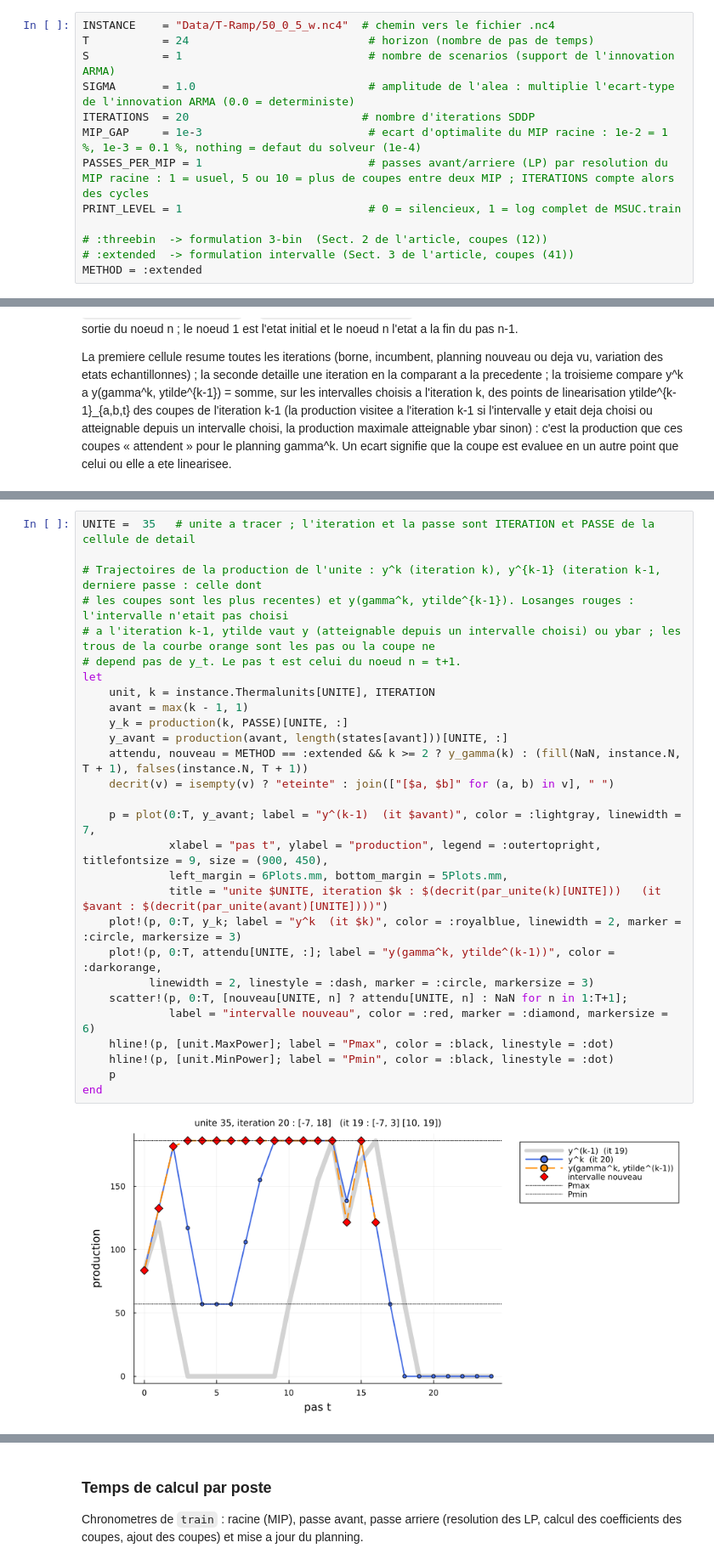
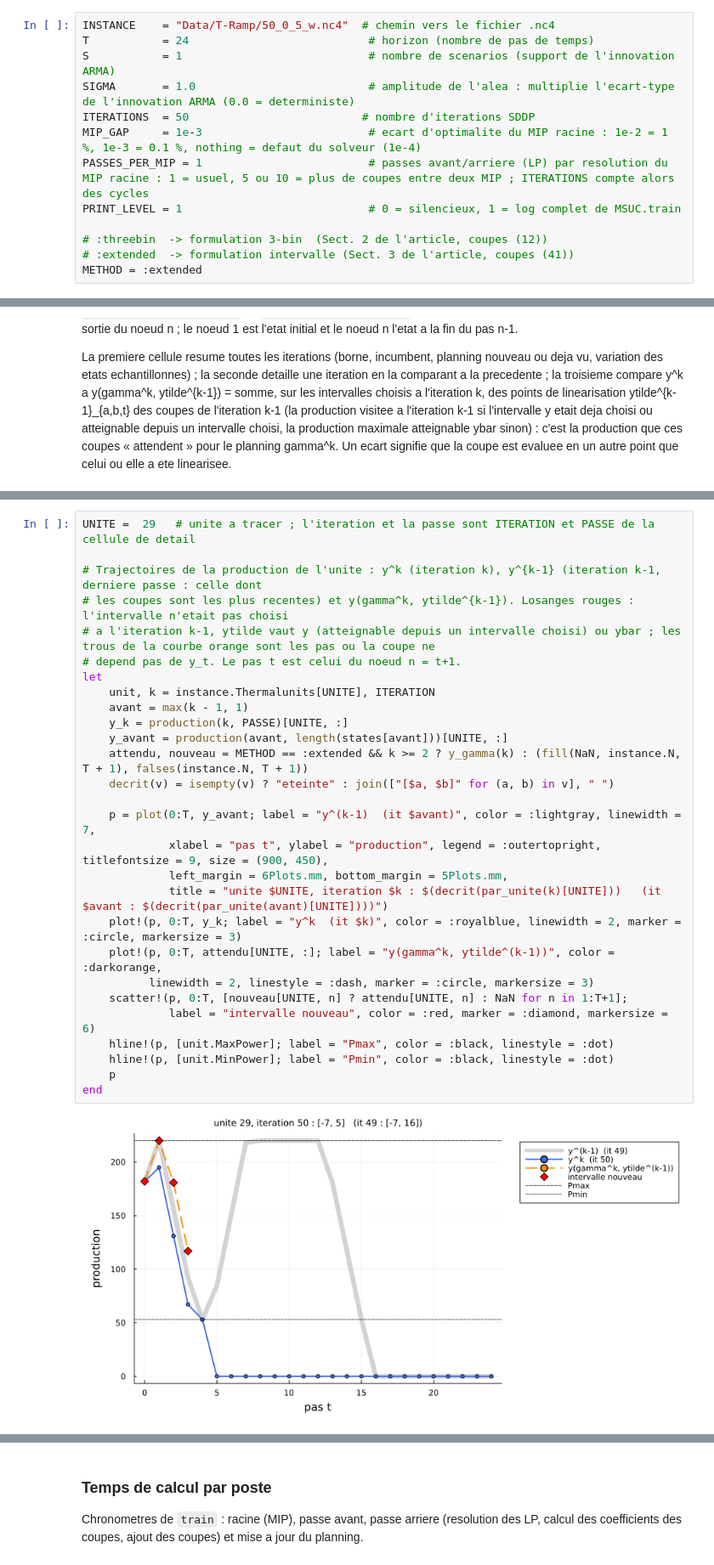
Before and after one commit to MathisAzema/MSUC, a Jupyter notebook: validation.ipynb, the cells around one changed output, grey strips where cells are left out. Shown at 85% size. Drawn from its saved outputs; the diff is of its cells as text.

```diff
--- a/validation.ipynb
+++ b/validation.ipynb
@@ -36,7 +36,7 @@ INSTANCE    = "Data/T-Ramp/50_0_5_w.nc4"  # chemin vers le fichier .nc4
 T           = 24                           # horizon (nombre de pas de temps)
 S           = 1                            # nombre de scenarios (support de l'innovation ARMA)
 SIGMA       = 1.0                          # amplitude de l'alea : multiplie l'ecart-type de l'innovation ARMA (0.0 = deterministe)
-ITERATIONS  = 20                          # nombre d'iterations SDDP
+ITERATIONS  = 50                          # nombre d'iterations SDDP
 MIP_GAP     = 1e-3                         # ecart d'optimalite du MIP racine : 1e-2 = 1 %, 1e-3 = 0.1 %, nothing = defaut du solveur (1e-4)
 PASSES_PER_MIP = 1                         # passes avant/arriere (LP) par resolution du MIP racine : 1 = usuel, 5 ou 10 = plus de coupes entre deux MIP ; ITERATIONS compte alors des cycles
 PRINT_LEVEL = 1                            # 0 = silencieux, 1 = log complet de MSUC.train
@@ -364,33 +361,33 @@ Unites dont y^k differe de y(gamma^k, ytilde^{k-1}) d'au moins 1e-6 (iteration 2
 # %%
-UNITE =  35   # unite a tracer ; l'iteration et la passe sont ITERATION et PASSE de la cellule de detail
+UNITE =  29   # unite a tracer ; l'iteration et la passe sont ITERATION et PASSE de la cellule de detail
 
 # Trajectoires de la production de l'unite : y^k (iteration k), y^{k-1} (iteration k-1, derniere passe : celle dont
 # les coupes sont les plus recentes) et y(gamma^k, ytilde^{k-1}). Losanges rouges : l'intervalle n'etait pas choisi
 # a l'iteration k-1, ytilde vaut y (atteignable depuis un intervalle choisi) ou ybar ; les trous de la courbe orange sont les pas ou la coupe ne
 # depend pas de y_t. Le pas t est celui du noeud n = t+1.
 let
     unit, k = instance.Thermalunits[UNITE], ITERATION
     avant = max(k - 1, 1)
     y_k = production(k, PASSE)[UNITE, :]
     y_avant = production(avant, length(states[avant]))[UNITE, :]
     attendu, nouveau = METHOD == :extended && k >= 2 ? y_gamma(k) : (fill(NaN, instance.N, T + 1), falses(instance.N, T + 1))
     decrit(v) = isempty(v) ? "eteinte" : join(["[$a, $b]" for (a, b) in v], " ")
 
     p = plot(0:T, y_avant; label = "y^(k-1)  (it $avant)", color = :lightgray, linewidth = 7,
              xlabel = "pas t", ylabel = "production", legend = :outertopright, titlefontsize = 9, size = (900, 450),
              left_margin = 6Plots.mm, bottom_margin = 5Plots.mm,
              title = "unite $UNITE, iteration $k : $(decrit(par_unite(k)[UNITE]))   (it $avant : $(decrit(par_unite(avant)[UNITE])))")
     plot!(p, 0:T, y_k; label = "y^k  (it $k)", color = :royalblue, linewidth = 2, marker = :circle, markersize = 3)
     plot!(p, 0:T, attendu[UNITE, :]; label = "y(gamma^k, ytilde^(k-1))", color = :darkorange,
           linewidth = 2, linestyle = :dash, marker = :circle, markersize = 3)
     scatter!(p, 0:T, [nouveau[UNITE, n] ? attendu[UNITE, n] : NaN for n in 1:T+1];
              label = "intervalle nouveau", color = :red, marker = :diamond, markersize = 6)
     hline!(p, [unit.MaxPower]; label = "Pmax", color = :black, linestyle = :dot)
     hline!(p, [unit.MinPower]; label = "Pmin", color = :black, linestyle = :dot)
     p
 end
 # %% [output]
-[figure, old version]
+[figure, new version]
 # %%
 # Contribution de chaque unite a la variation de la valeur de la coupe de l'iteration k-1 quand l'etat visite y^k
 # s'ecarte du point y(gamma^k, ytilde^{k-1}) ou elle a ete linearisee. La coupe est affine en y :
```
Also changed, not shown: parts of 10 cells of this notebook, 2 other files.
